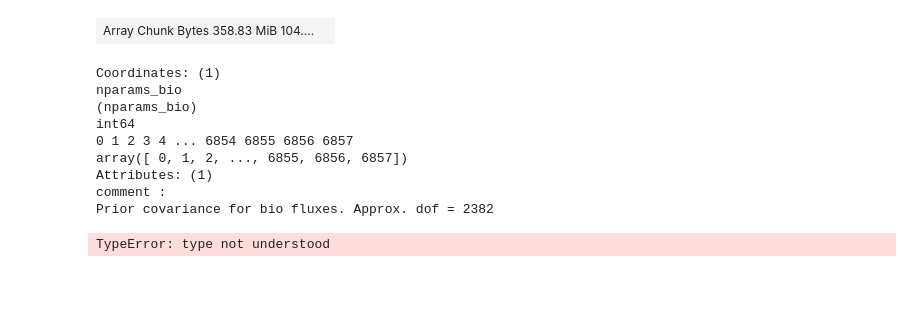
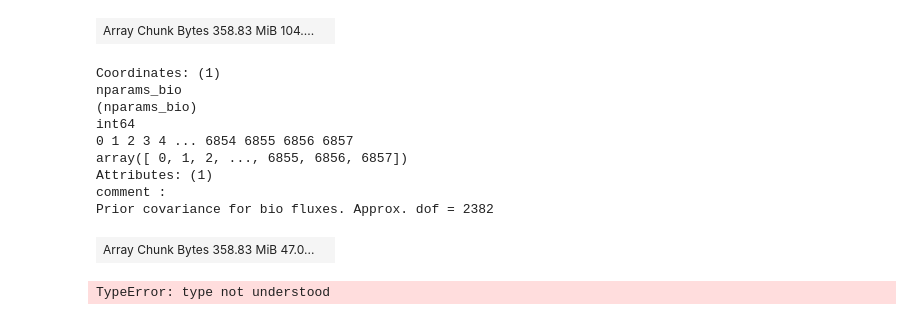
Before and after one commit to AkiTsuruta/MI-AIM, a Jupyter notebook: columnwise_inversion.ipynb, the cells around one changed output. Cells and saved outputs as stored; diff of their text form; code cells hidden in the pictures; blank space fills up the shorter version.

```diff
--- a/columnwise_inversion.ipynb
+++ b/columnwise_inversion.ipynb
@@ -173,6 +193,13 @@ array([ 0, 1, 2, ..., 6855, 6856, 6857])
 Attributes: (1)
 comment :
 Prior covariance for bio fluxes. Approx. dof = 2382
+# %%
+
+eye = np.eye(6858)
+eye = da.from_array(eye, chunks= (900, 6858))
+eye
+# %% [output]
+| Array Chunk Bytes 358.83 MiB 47.0... |  |
 # %%
 
 M_da = da.from_array(M)
```
Also changed, not shown: parts of 13 cells of this notebook.
